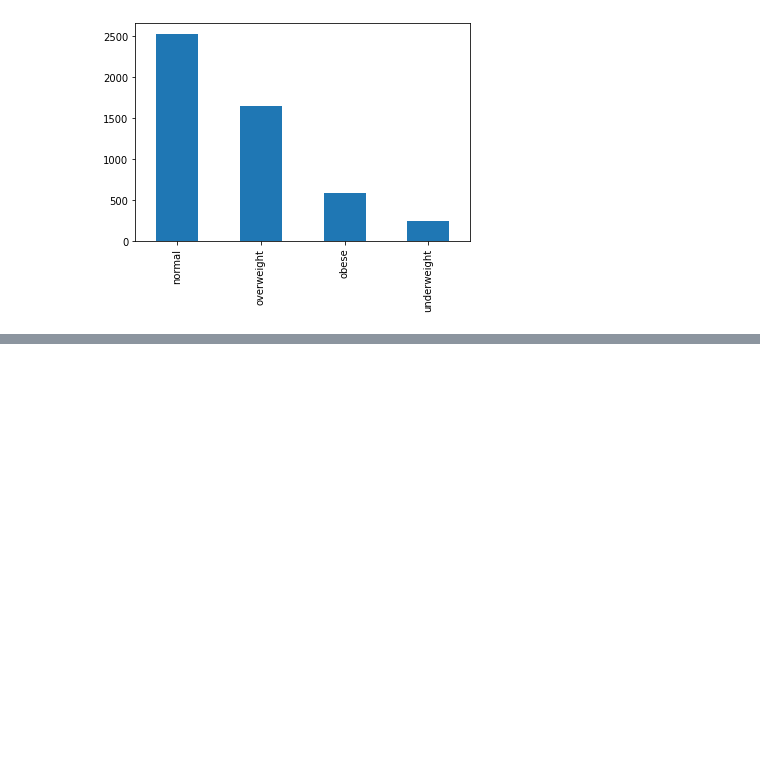
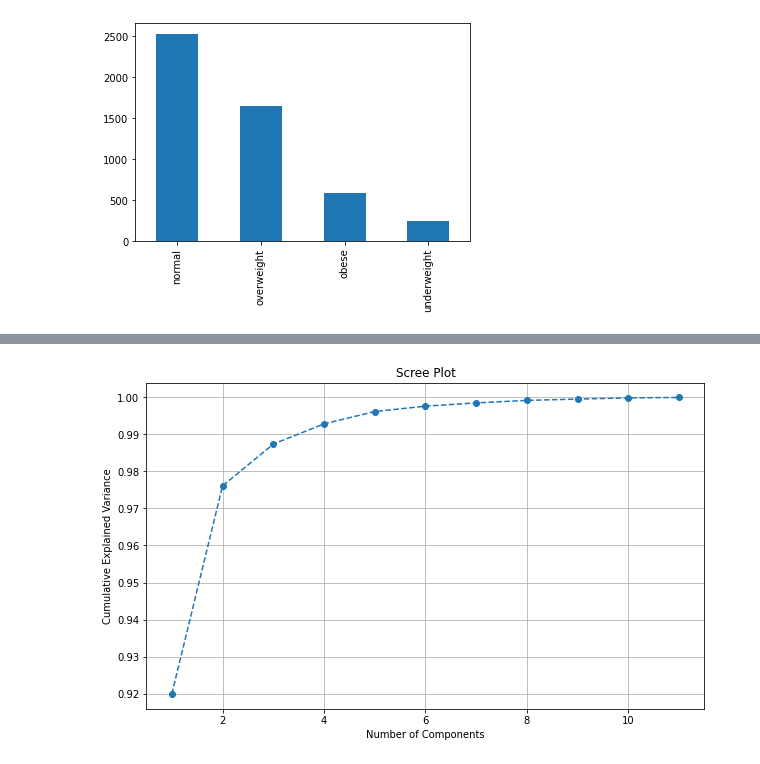
Before and after one commit to shengguima/Iteration-4, a Jupyter notebook: Assignment 4.ipynb, the cells around one changed output, grey strips where cells are left out. Drawn from its saved outputs; the diff is of its cells as text; code cells hidden in the pictures; blank space fills up the shorter version.

```diff
--- a/Assignment 4.ipynb
+++ b/Assignment 4.ipynb
@@ -560,0 +592,17 @@ DataFrame[Chol: double, TG: double, HDL: double, LDL: double, Cr: double, BUN: d
+# %%
+#Find out the best number of features building the model
+pca = PCA(k=len(feature_columns), inputCol="features", outputCol="pcaFeatures")
+model = pca.fit(df_pca_scaled.drop("Diagnosis"))
+
+explained_variance = model.explainedVariance.toArray()
+
+cumulative_variance = explained_variance.cumsum()
+
+plt.figure(figsize=(10, 6))
+plt.plot(range(1, len(cumulative_variance) + 1), cumulative_variance, marker='o', linestyle='--')
+plt.xlabel('Number of Components')
+plt.ylabel('Cumulative Explained Variance')
+plt.title('Scree Plot')
+plt.grid(True)
+plt.show()
+# %% [output]
@@ -560,0 +613 @@ DataFrame[Chol: double, TG: double, HDL: double, LDL: double, Cr: double, BUN: d
+[figure, added]
```
Also changed, not shown: parts of 22 cells of this notebook.
